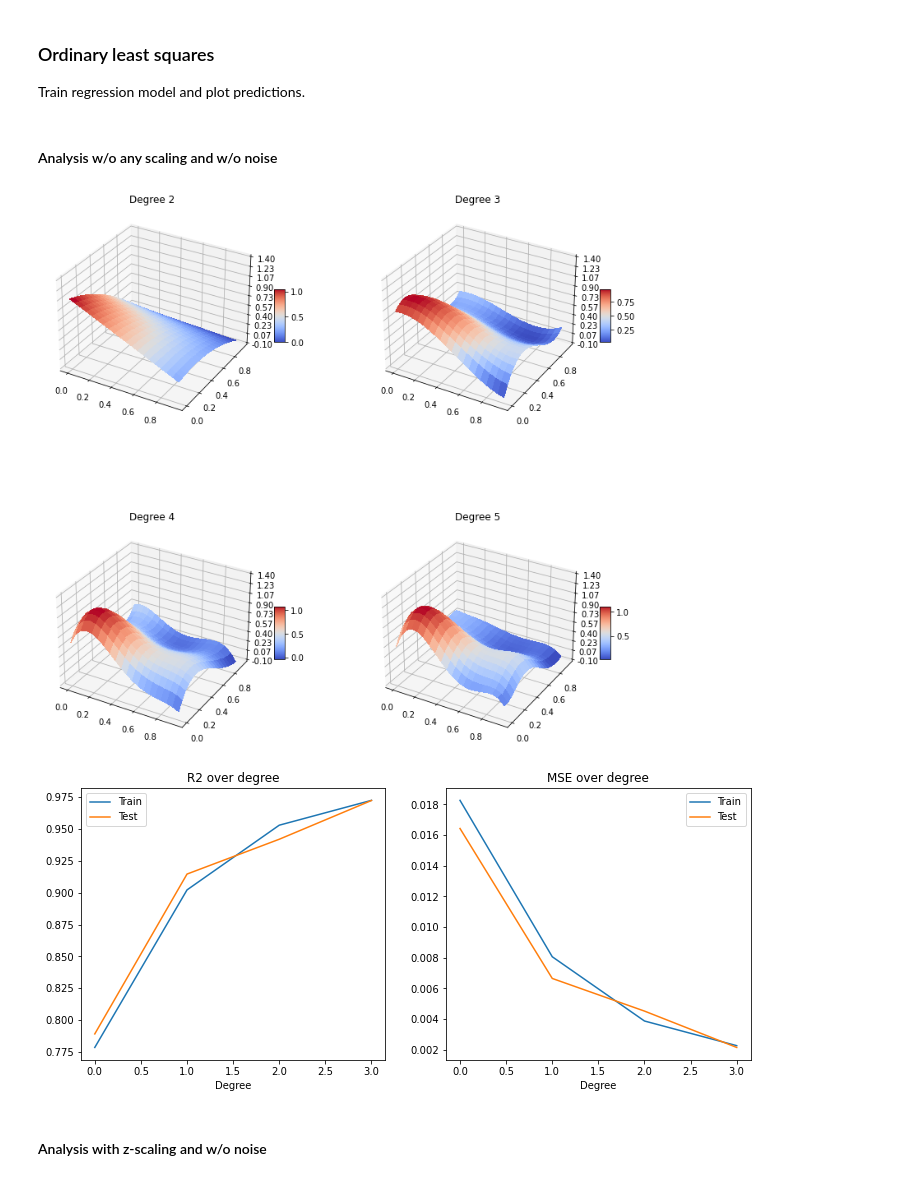
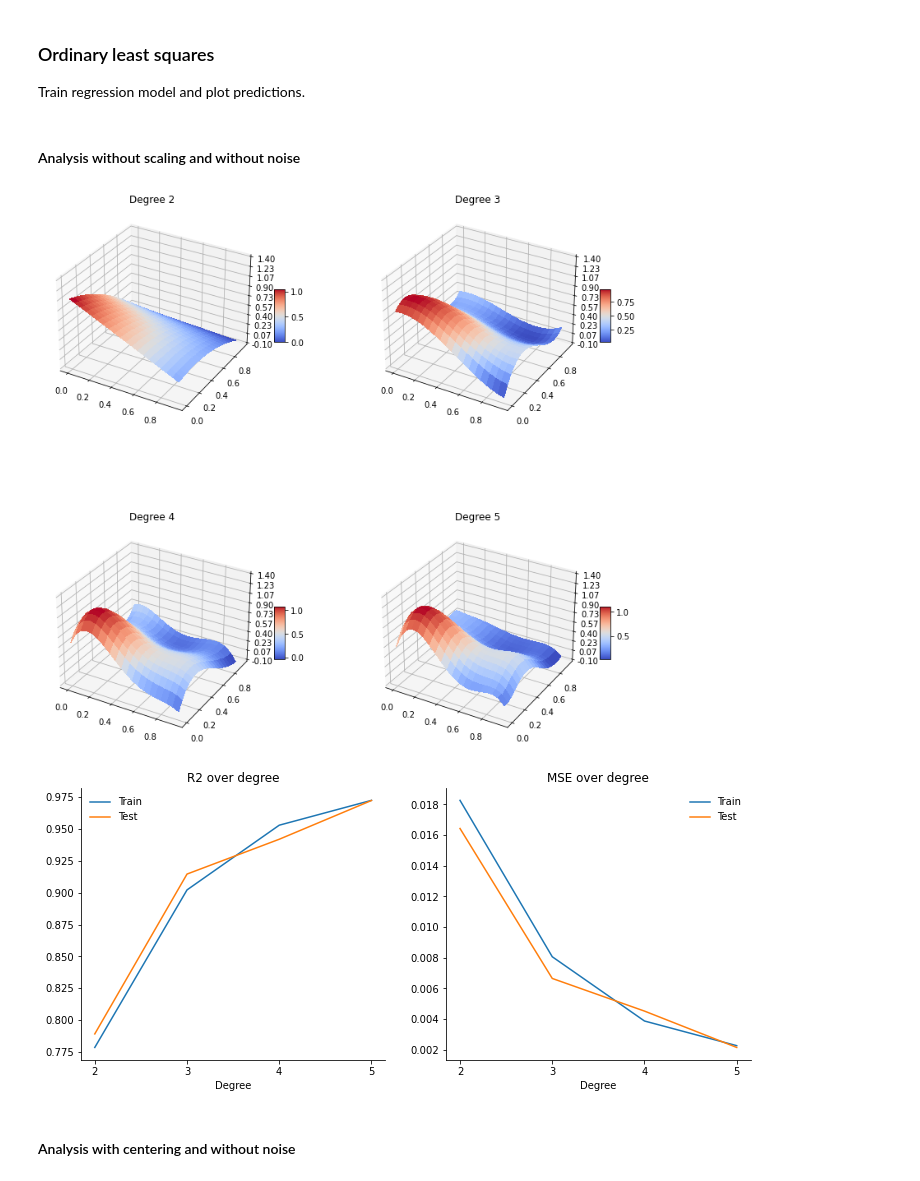
Before and after one commit to frederikrogge/compsci-project, a Jupyter notebook: Notebooks/task1.ipynb, the cells around one changed output. Drawn from its saved outputs; the diff is of its cells as text; code cells hidden in the pictures.

```diff
--- a/Notebooks/task1.ipynb
+++ b/Notebooks/task1.ipynb
@@ -116,43 +169,28 @@ def perform_ols(features, labels, degree, scaling=None, add_noise=False, mean=0,
 # %% [markdown]
-#### Analysis w/o any scaling and w/o noise
+#### Analysis without scaling and without noise
 # %%
 # Specify degree of polynomial to be fitted
-degree = [2, 3, 4, 5]
+degrees = [2, 3, 4, 5]
 
 # Perform OLS
-rs, errors, predictions = perform_ols(features, labels, degree)
+rs = []
+mse = []
+predictions = []
+for d in degrees:
+    r2_train, r2_test, mse_train, mse_test, prediction = perform_ols(features, labels, d, normalize=False, scaling=False, add_noise=False)
+    rs.append([r2_train, r2_test])
+    mse.append([mse_train, mse_test])
+    predictions.append(prediction)
 
 # Plot predictions
-fig = plt.figure(figsize=(13, 13))
-n = len(degree)
-rows = np.ceil(n/2).astype(int)
-for i in range(n):
-    ax = fig.add_subplot(rows, 2, i+1, projection='3d')
-    surf = ax.plot_surface(x, y, predictions[i], cmap=cm.coolwarm, linewidth=0, antialiased=False)
-    ax.set_zlim(-0.10, 1.40)
-    ax.zaxis.set_major_locator(LinearLocator(10))
-    ax.zaxis.set_major_formatter(FormatStrFormatter('%.02f'))
-    plt.title('Degree ' + str(degree[i]))
-    fig.colorbar(surf, shrink=0.2, aspect=5)
-plt.show()
+plot_predictions(x, y, predictions)
 
 # Now, plot results to analyze
-fig = plt.figure(figsize=(12, 5))
-ax = fig.add_subplot(1, 2, 1)
-ax.plot(rs)
-ax.set_xlabel('Degree')
-ax.legend(['Train', 'Test'])
-plt.title('R2 over degree')
-ax = fig.add_subplot(1, 2, 2)
-ax.plot(errors)
-ax.set_xlabel('Degree')
-ax.legend(['Train', 'Test'])
-plt.title('MSE over degree')
-plt.show()
+plot_metrics(rs, mse, degrees)
 # %% [output]
 [figure]
-[figure, old version]
+[figure, new version]
 # %% [markdown]
-#### Analysis with z-scaling and w/o noise
+#### Analysis with centering and without noise
 # %%
 # Specify degree of polynomial to be fitted
```
Also changed, not shown: parts of 4 cells of this notebook, 2 other files.
